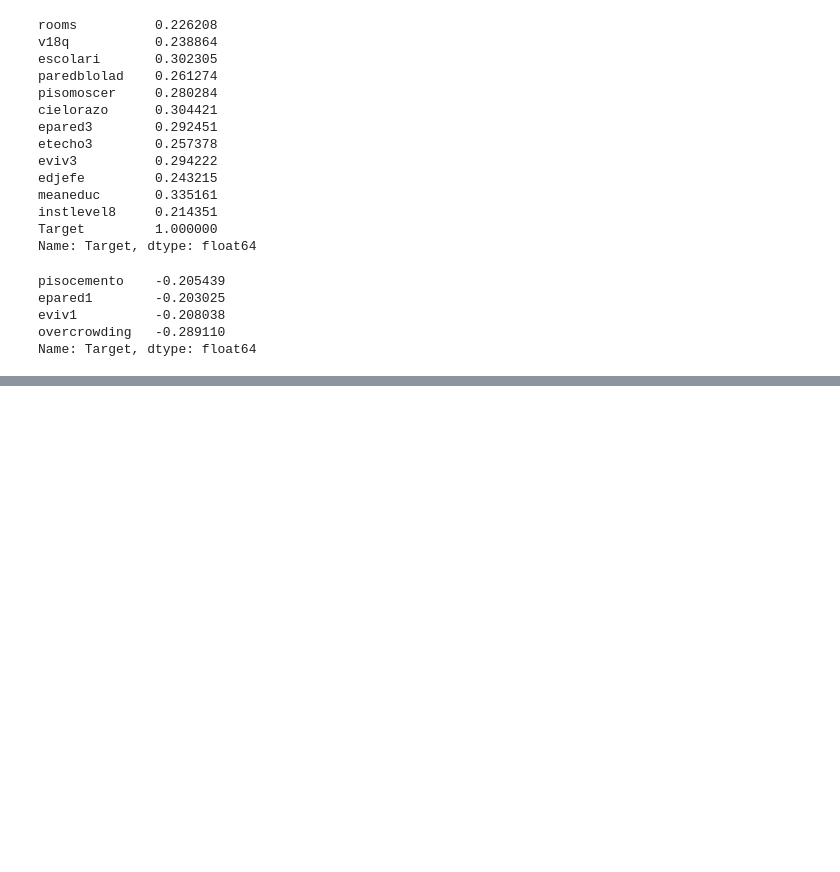
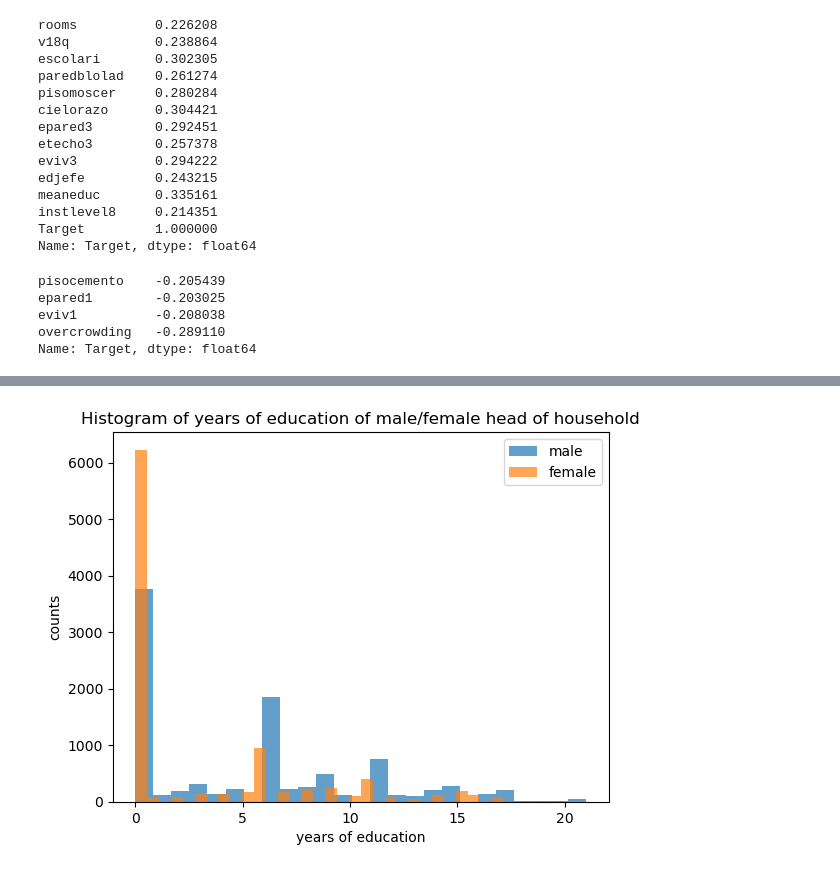
Before and after one commit to Ivelina-Z/mini-ML-projects, a Jupyter notebook: Costa_Rican_household_poverty_prediction/Costa_Rican_household_poverty.ipynb, the cells around one changed output, grey strips where cells are left out. Cells and saved outputs as stored; diff of their text form; code cells hidden in the pictures; blank space fills up the shorter version.

```diff
--- a/Costa_Rican_household_poverty_prediction/Costa_Rican_household_poverty.ipynb
+++ b/Costa_Rican_household_poverty_prediction/Costa_Rican_household_poverty.ipynb
@@ -141,0 +235,10 @@ Name: Target, dtype: float64
+# %%
+plt.hist(data['edjefe'], bins = 'fd', alpha = 0.7, label = 'male')
+plt.hist(data['edjefa'], bins = 'fd', alpha = 0.7, label = 'female')
+plt.title('Histogram of years of education of male/female head of household')
+plt.xlabel('years of education')
+plt.ylabel('counts')
+plt.legend()
+plt.show()
+# %% [output]
+[figure, added]
```
Also changed, not shown: parts of 22 cells of this notebook.
